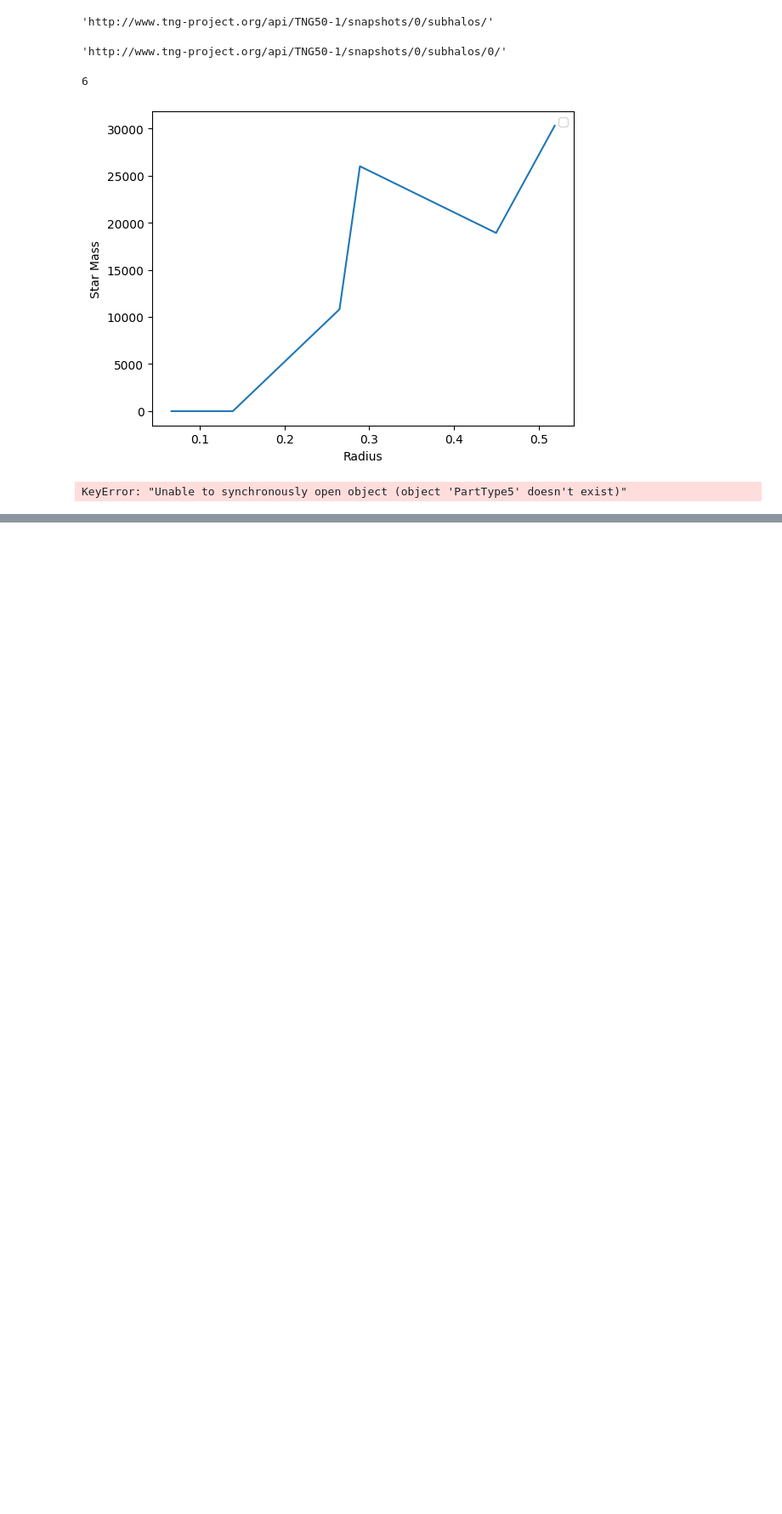
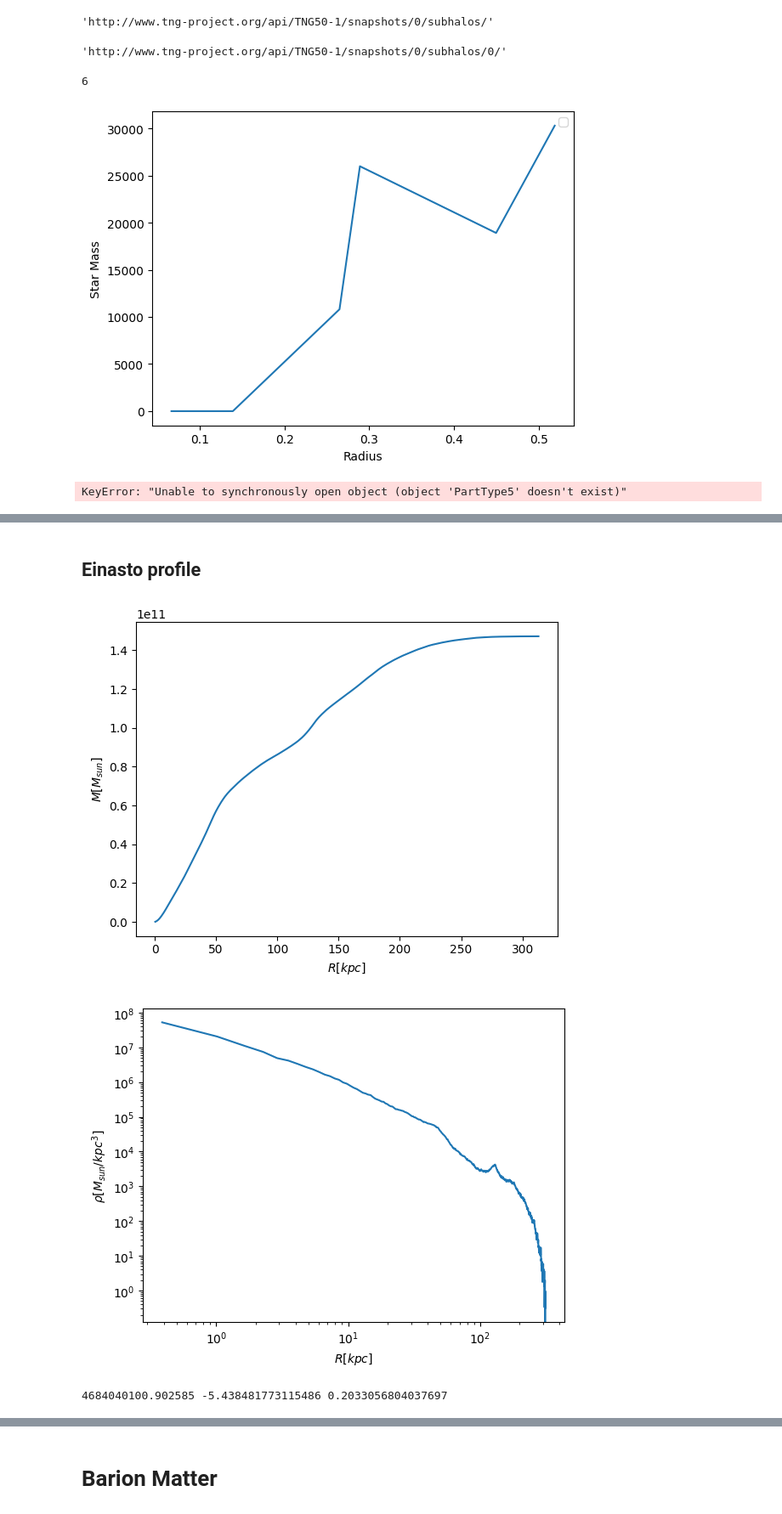
Before and after one commit to merkulovaveraastro9-source/AstronomyProject, a Jupyter notebook: Untitled3.ipynb, the cells around one changed output, grey strips where cells are left out. Shown at 85% size. Drawn from its saved outputs; the diff is of its cells as text; code cells hidden in the pictures; blank space fills up the shorter version.

```diff
--- a/Untitled3.ipynb
+++ b/Untitled3.ipynb
@@ -580,0 +629,36 @@ curve__func_mass(Rad,plot0,r0,Masses)
+# %% [markdown]
+## Einasto profile
+# %%
+import numpy as np
+import scipy
+from scipy.optimize import curve_fit
+import matplotlib.pyplot as plt
+import matplotlib.scale as mscale
+
+def Einasto(Rad,Rho0E, A, alpha):
+    return Rho0E * np.exp(A * Rad**alpha)
+def curve_density_Einasto(Density,Rad):
+    params,conv= curve_fit(Einasto,Rad,Density,p0 = [10**6,-10,1.4],maxfev = 100000000)
+    Rho0E, A, alpha = params
+
+    print(Rho0E, A, alpha)
+    return Rho0E, A, alpha
+def curve_func_density_Einasto(Rad,Rho0E, A, alpha,Density):
+    fig,ax = plt.subplots()
+    ax.plot(Rad,Density,label = 'exp')
+    ax.plot(Rad,Rho0E * np.exp(A * Rad**alpha)  ,label = 'curved')
+    ax.set_xscale('log')
+    ax.set_yscale('log')
+    ax.set_xlabel(r'$R [kpc]$')
+    ax.set_ylabel(r'$\rho[{M}_{sun}/{kpc}^3]$')
+    ax.legend()
+# %%
+cutout,subhalo,scale_factor = GetCutout(baseUrl,99,419618,11)
+Masses,Rad,Mass,dR  = Dark_Mass(cutout,subhalo,scale_factor)
+Density,Rad= Dark_Mass_Density(Mass,Rad,dR)
+Rho0E, A_E, alpha_E = curve_density_Einasto(Density,Rad)
+curve_func_density_Einasto(Rad,Rho0E, A_E, alpha_E,Density)
+# %% [output]
+[figure, added]
+[figure, added]
+4684040100.902585 -5.438481773115486 0.2033056804037697
@@ -580,0 +666,2 @@ curve__func_mass(Rad,plot0,r0,Masses)
+# %% [markdown]
+# Barion Matter
```
Also changed, not shown: parts of 22 cells of this notebook.
